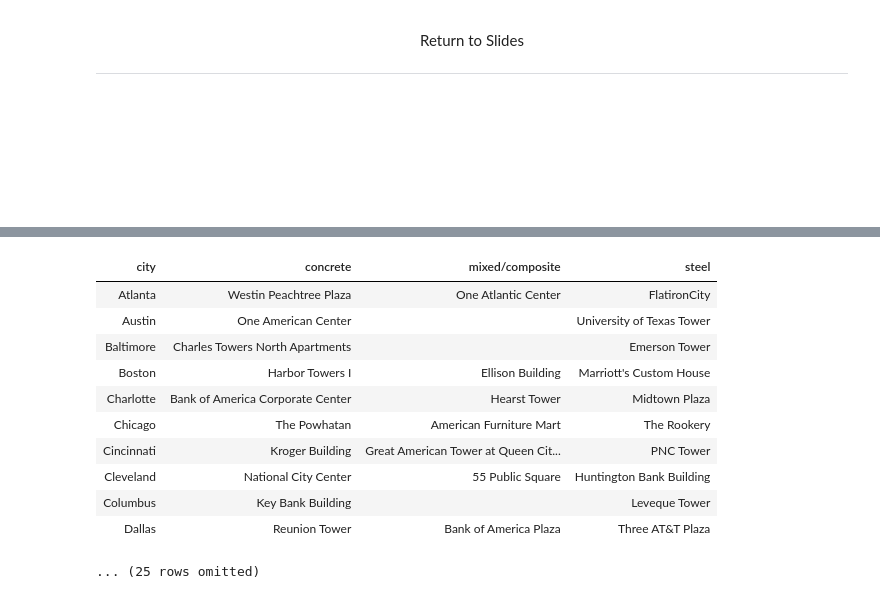
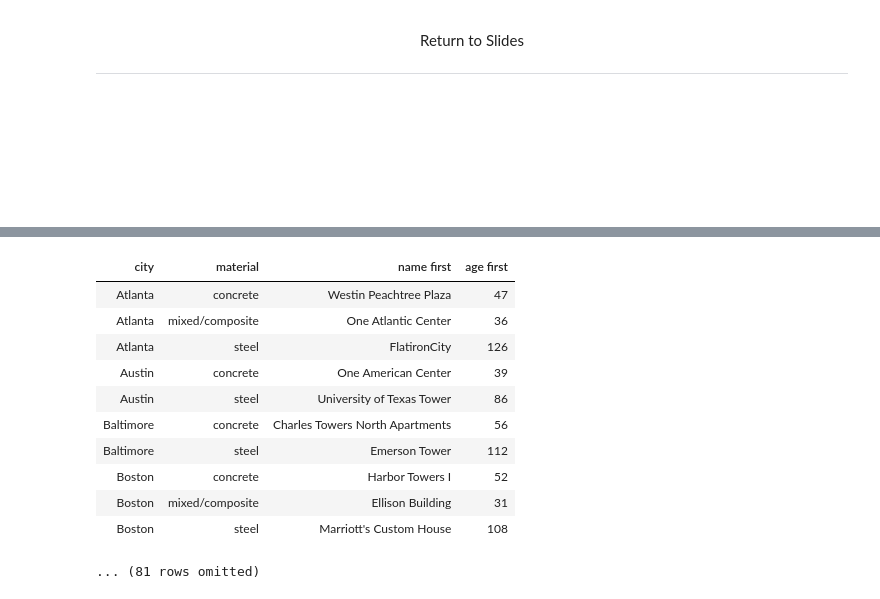
Before and after one commit to data-8/materials-sp23, a Jupyter notebook: lec/lec11.ipynb, the cells around one changed output, grey strips where cells are left out. Cells and saved outputs as stored; diff of their text form; code cells hidden in the pictures.

```diff
--- a/lec/lec11.ipynb
+++ b/lec/lec11.ipynb
@@ -450,9 +480,13 @@ drinks.join('Cafe', drinks, 'Cafe')
 # Version 2.0.0, created 3/22/2016
 # https://corgis-edu.github.io/corgis/csv/skyscrapers/
 
-sky = Table.read_table('skyscrapers.csv')
-sky = (sky.with_column('age', 2022 - sky.column('completed'))
-          .drop('completed'))
-sky.show(3)
+this_year = 2023
+sky = Table.read_table("skyscrapers.csv")
+sky = (
+    sky
+    .with_column("age", this_year - sky.column("completed"))
+    .drop("completed")
+)
+sky
 # %% [output]
 | name | material | city | height | age |
@@ -540,6 +523,0 @@ sky_p.sort('difference', True)
-# %%
-# 3. Generate a table of the names of the oldest buildings for each
-#    material for each city:
-
-# Hint: You can use sort to find the name of the oldest building in the dataset
-sky.sort('age', descending=True).column('name').item(0)
@@ -550,22 +571,25 @@ sky.sort('age', descending=True).column('name').item(0)
 # %%
-def first(s):
-    "Return the first element in an array."
-    return s.item(0)
+def first(x):
+    return x[0]
 
-(sky
- .sort('age', descending=True)
- .pivot('material', 'city', 'name', first)
-)#.where('city', 'San Francisco')
+
+(
+    sky
+    .sort("age", descending=True)
+    .select("city", "material", "name", "age")
+    .group(["city", "material"], first)
+    #.where("city", "San Francisco") #<- for fun
+)
 # %% [output]
-| city | concrete | mixed/composite | steel |
-| Atlanta | Westin Peachtree Plaza | One Atlantic Center | FlatironCity |
-| Austin | One American Center |  | University of Texas Tower |
-| Baltimore | Charles Towers North Apartments |  | Emerson Tower |
-| Boston | Harbor Towers I | Ellison Building | Marriott's Custom House |
-| Charlotte | Bank of America Corporate Center | Hearst Tower | Midtown Plaza |
-| Chicago | The Powhatan | American Furniture Mart | The Rookery |
-| Cincinnati | Kroger Building | Great American Tower at Queen Cit... | PNC Tower |
-| Cleveland | National City Center | 55 Public Square | Huntington Bank Building |
-| Columbus | Key Bank Building |  | Leveque Tower |
-| Dallas | Reunion Tower | Bank of America Plaza | Three AT&T Plaza |
+| city | material | name first | age first |
+| Atlanta | concrete | Westin Peachtree Plaza | 47 |
+| Atlanta | mixed/composite | One Atlantic Center | 36 |
+| Atlanta | steel | FlatironCity | 126 |
+| Austin | concrete | One American Center | 39 |
+| Austin | steel | University of Texas Tower | 86 |
+| Baltimore | concrete | Charles Towers North Apartments | 56 |
+| Baltimore | steel | Emerson Tower | 112 |
+| Boston | concrete | Harbor Towers I | 52 |
+| Boston | mixed/composite | Ellison Building | 31 |
+| Boston | steel | Marriott's Custom House | 108 |
-... (25 rows omitted)
+... (81 rows omitted)
```
Also changed, not shown: parts of 30 cells of this notebook.
